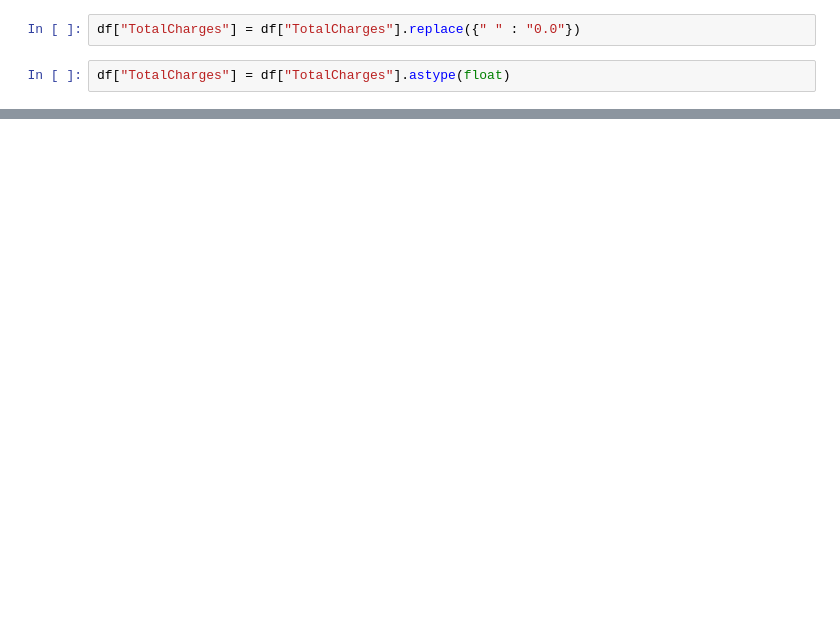
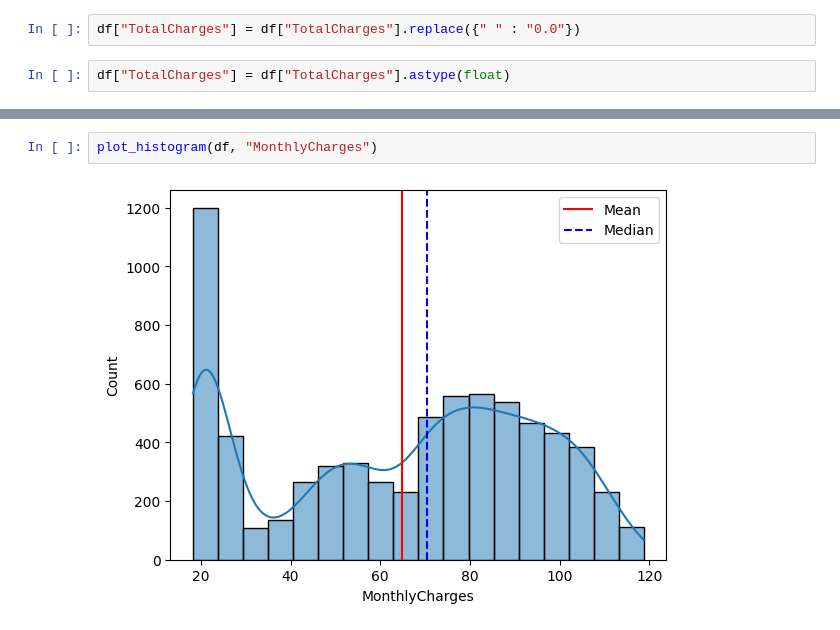
Before and after one commit to Sufiyan1637/Churn_Prediction, a Jupyter notebook: Churn_Prediction.ipynb, the cells around one changed output, grey strips where cells are left out. Cells and saved outputs as stored; diff of their text form; blank space fills up the shorter version.

```diff
--- a/Churn_Prediction.ipynb
+++ b/Churn_Prediction.ipynb
@@ -134,0 +175,4 @@ df["Churn"].value_counts(normalize=True)
+# %%
+plot_histogram(df, "MonthlyCharges")
+# %% [output]
+[figure, added]
```
Also changed, not shown: parts of 13 cells of this notebook.
